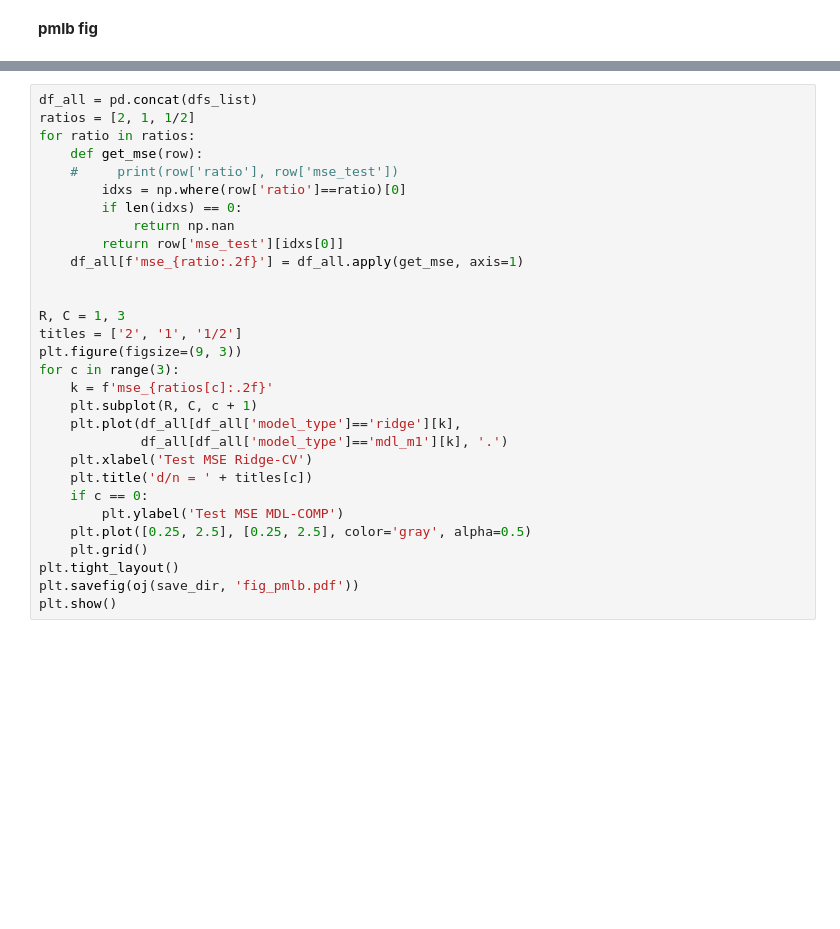
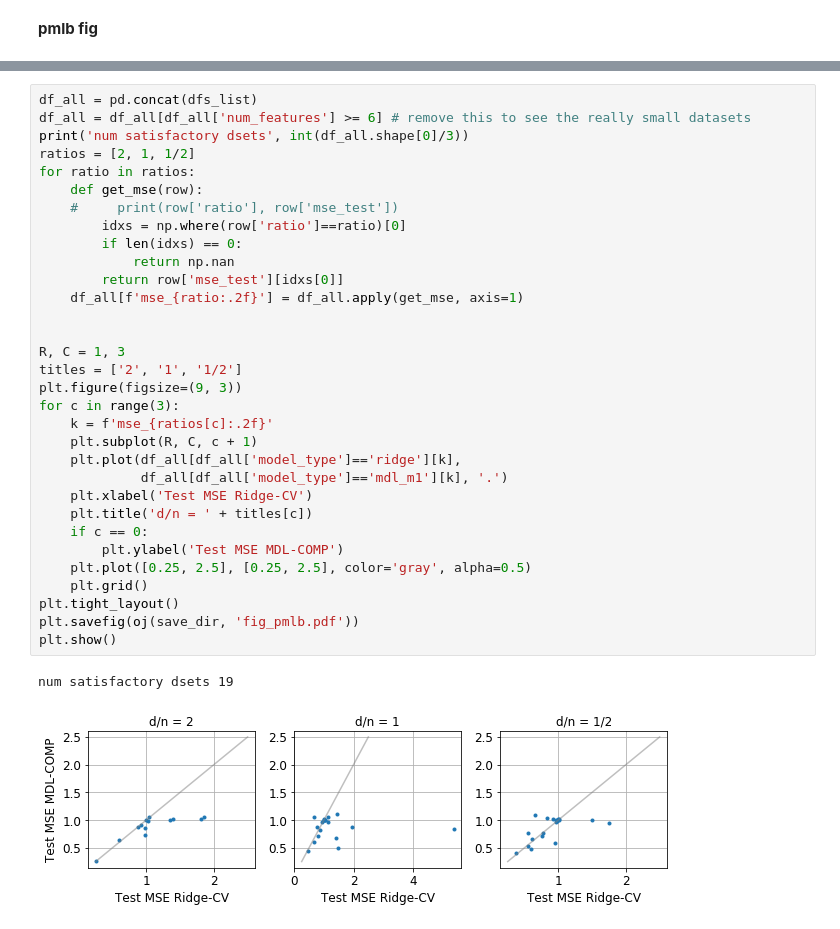
Before and after one commit to csinva/mdl-complexity, a Jupyter notebook: 04_analyze_pmlb.ipynb, the cells around one changed output, grey strips where cells are left out. Cells and saved outputs as stored; diff of their text form; blank space fills up the shorter version.

Commit message:
properly filter the very small datasets

```diff
--- a/04_analyze_pmlb.ipynb
+++ b/04_analyze_pmlb.ipynb
@@ -170,31 +169,36 @@ plt.savefig(oj(save_dir, 'fig_pmlb_curves.pdf'))
 [figure]
 # %%
 df_all = pd.concat(dfs_list)
+df_all = df_all[df_all['num_features'] >= 6] # remove this to see the really small datasets
+print('num satisfactory dsets', int(df_all.shape[0]/3))
 ratios = [2, 1, 1/2]
 for ratio in ratios:
     def get_mse(row):
     #     print(row['ratio'], row['mse_test'])
         idxs = np.where(row['ratio']==ratio)[0]
         if len(idxs) == 0:
             return np.nan
         return row['mse_test'][idxs[0]]
     df_all[f'mse_{ratio:.2f}'] = df_all.apply(get_mse, axis=1)
 
 
 R, C = 1, 3
 titles = ['2', '1', '1/2']
 plt.figure(figsize=(9, 3))
 for c in range(3):
     k = f'mse_{ratios[c]:.2f}'
     plt.subplot(R, C, c + 1)
     plt.plot(df_all[df_all['model_type']=='ridge'][k],
              df_all[df_all['model_type']=='mdl_m1'][k], '.')
     plt.xlabel('Test MSE Ridge-CV')
     plt.title('d/n = ' + titles[c])
     if c == 0:
         plt.ylabel('Test MSE MDL-COMP')
     plt.plot([0.25, 2.5], [0.25, 2.5], color='gray', alpha=0.5)
     plt.grid()
 plt.tight_layout()
 plt.savefig(oj(save_dir, 'fig_pmlb.pdf'))
 plt.show()
+# %% [output]
+num satisfactory dsets 19
+[figure, added]
```
Also changed, not shown: parts of 5 cells of this notebook, 1 other file.
